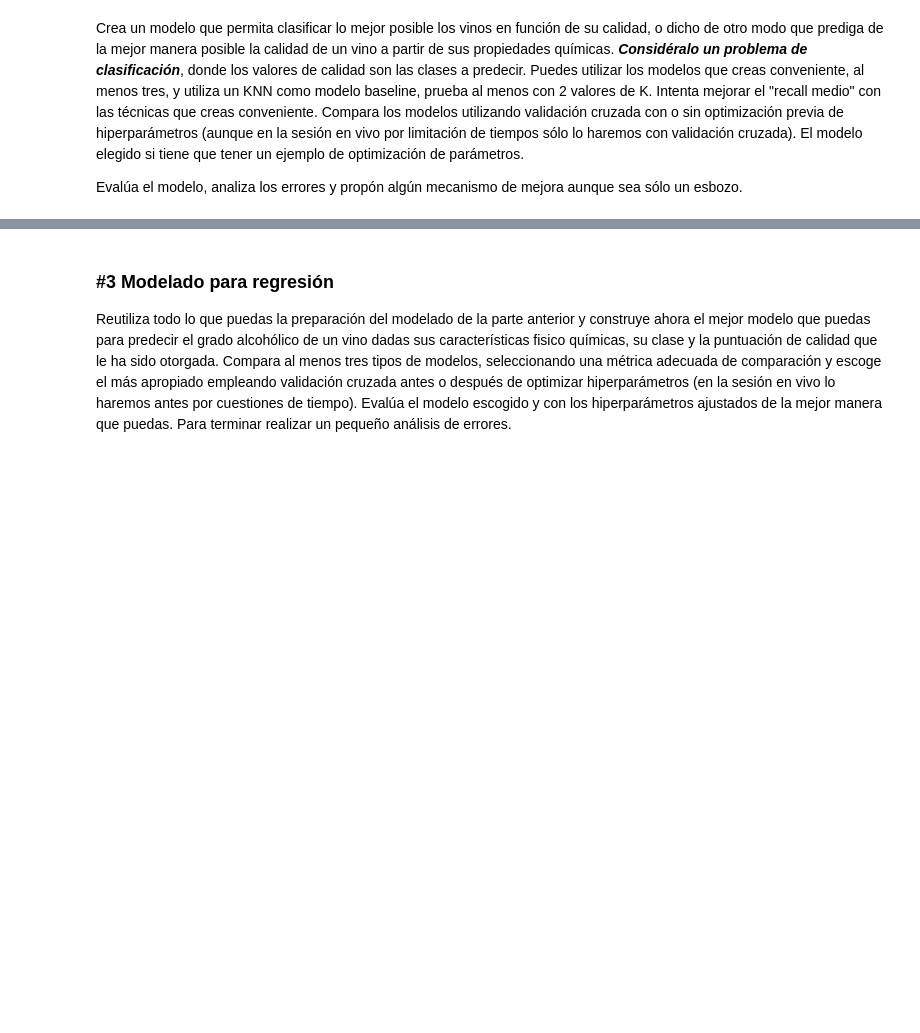
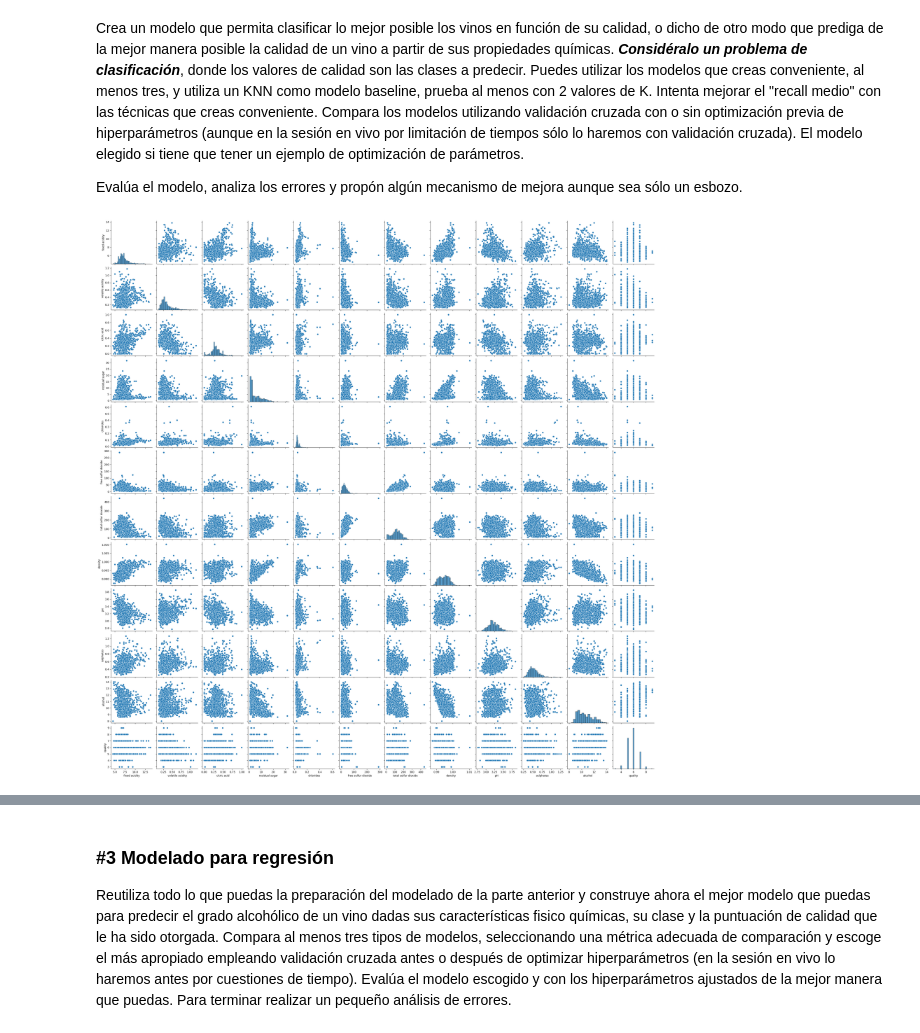
Before and after one commit to Lauragarbre/ONLINE_DS_THEBRIDGE_Curso2025, a Jupyter notebook: Bootcamp_Data_Science_2025/04_Machine_Learning /Sprint 12_ML_Modelos_Supervisdos_III_Otros_Modelos_Supervisados_y_Repaso/Unidad 02/18_Practica_Obligatoria_Repaso_Aprendizaje_Supervisado_Hecha.ipynb, the cells around one changed output, grey strips where cells are left out. Drawn from its saved outputs; the diff is of its cells as text; code cells hidden in the pictures; blank space fills up the shorter version.

Commit message:
Práctica Obligatoria Unidad 2 Sprint 12
Modelado clasificación hecho, modelado regresion a medias

```diff
--- a/Bootcamp_Data_Science_2025/04_Machine_Learning /Sprint 12_ML_Modelos_Supervisdos_III_Otros_Modelos_Supervisados_y_Repaso/Unidad 02/18_Practica_Obligatoria_Repaso_Aprendizaje_Supervisado_Hecha.ipynb
+++ b/Bootcamp_Data_Science_2025/04_Machine_Learning /Sprint 12_ML_Modelos_Supervisdos_III_Otros_Modelos_Supervisados_y_Repaso/Unidad 02/18_Practica_Obligatoria_Repaso_Aprendizaje_Supervisado_Hecha.ipynb
@@ -121,3 +119,10 @@ sns.countplot( x= 'alcohol', data= df)
 Crea un modelo que permita clasificar lo mejor posible los vinos en función de su calidad, o dicho de otro modo que prediga de la mejor manera posible la calidad de un vino a partir de sus propiedades químicas. ***Considéralo un problema de clasificación***, donde los valores de calidad son las clases a predecir. Puedes utilizar los modelos que creas conveniente, al menos tres, y utiliza un KNN como modelo baseline, prueba al menos con 2 valores de K. Intenta mejorar el "recall medio" con las técnicas que creas conveniente. Compara los modelos utilizando validación cruzada con o sin optimización previa de hiperparámetros (aunque en la sesión en vivo por limitación de tiempos sólo lo haremos con validación cruzada). El modelo elegido si tiene que tener un ejemplo de optimización de parámetros.
 
 Evalúa el modelo, analiza los errores y propón algún mecanismo de mejora aunque sea sólo un esbozo.
+# %%
+# Como ya tenemos las variables target escogidas, vamos a hacer el split y ver cómo se comportan el resto de variables con la target en el problema de clasificación
+train_set_clf, test_set_clf = train_test_split(df, train_size= 0.2, random_state= 42)
+# %%
+sns.pairplot(train_set_clf);
+# %% [output]
+[figure, added]
```
Also changed, not shown: parts of 25 cells of this notebook.
